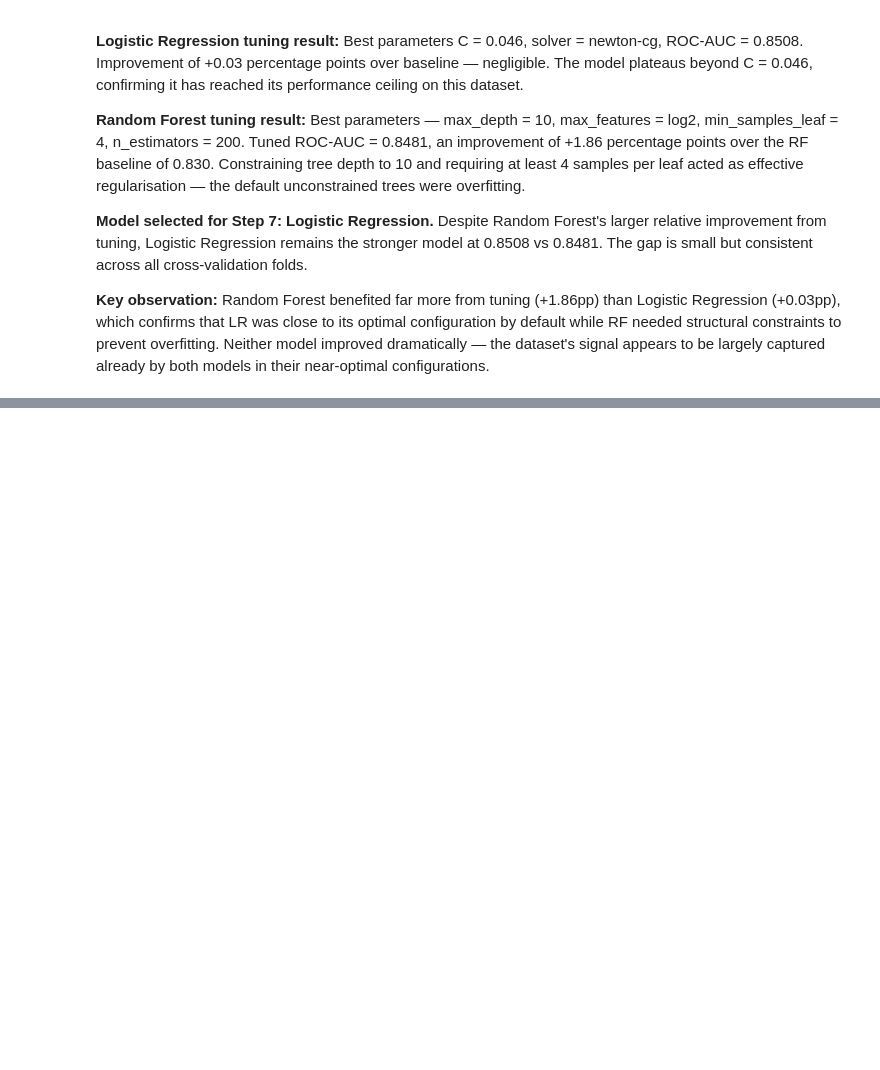
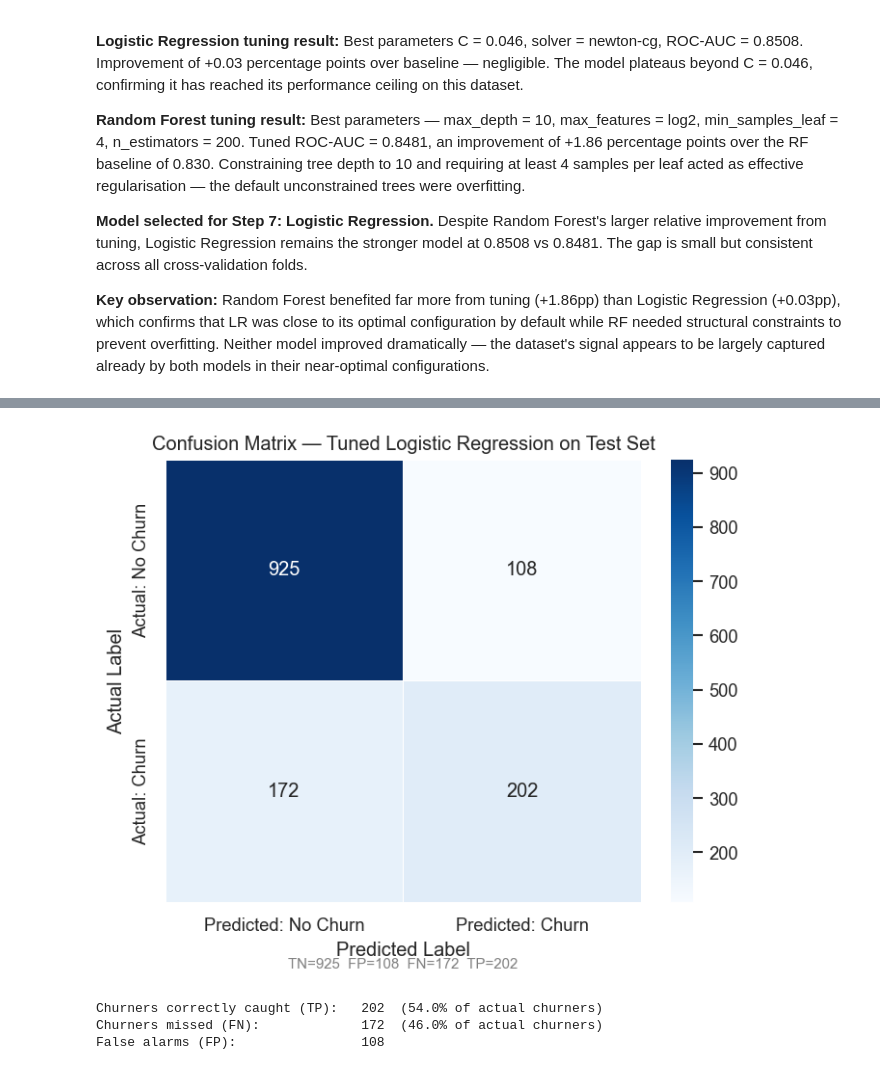
Before and after one commit to Muhammad-Umer-Riaz/data-analyst-portfolio, a Jupyter notebook: Customer_Churn_Prediction/customer_churn_prediction.ipynb, the cells around one changed output, grey strips where cells are left out. Cells and saved outputs as stored; diff of their text form; code cells hidden in the pictures; blank space fills up the shorter version.

Commit message:
Step 7 — final evaluation, ROC-AUC 0.8414, recall 0.54 on test set

```diff
--- a/Customer_Churn_Prediction/customer_churn_prediction.ipynb
+++ b/Customer_Churn_Prediction/customer_churn_prediction.ipynb
@@ -1236,0 +1273,13 @@ Model selected for final evaluation:
+# %%
+# best_pipeline is the fitted GridSearchCV object from Step 6
+# It contains the full pipeline: preprocessor + tuned Logistic Regression
+
+# Class label predictions (0 or 1) — used for accuracy, precision, recall, confusion matrix
+y_pred = best_pipeline.predict(X_test)
+
+# Probability scores for the positive class (churn = 1) — used for ROC-AUC
+y_pred_proba = best_pipeline.predict_proba(X_test)[:, 1]
+
+print(f'Test set size: {len(y_test):,} customers')
+print(f'Predicted churners: {y_pred.sum():,} ({y_pred.mean()*100:.1f}%)')
+print(f'Actual churners:    {y_test.sum():,} ({y_test.mean()*100:.1f}%)')
@@ -1236,0 +1338,32 @@ Model selected for final evaluation:
+# %%
+cm = confusion_matrix(y_test, y_pred)
+
+fig, ax = plt.subplots(figsize=(6, 5))
+
+sns.heatmap(cm, annot=True, fmt='d', cmap='Blues',
+            xticklabels=['Predicted: No Churn', 'Predicted: Churn'],
+            yticklabels=['Actual: No Churn', 'Actual: Churn'],
+            linewidths=0.5, ax=ax)
+
+ax.set_title('Confusion Matrix — Tuned Logistic Regression on Test Set')
+ax.set_ylabel('Actual Label')
+ax.set_xlabel('Predicted Label')
+
+# Annotate with plain English labels
+tn, fp, fn, tp = cm.ravel()
+ax.text(0.5, -0.15,
+        f'TN={tn}  FP={fp}  FN={fn}  TP={tp}',
+        transform=ax.transAxes, ha='center', fontsize=9, color='gray')
+
+plt.tight_layout()
+plt.savefig(os.path.join(FIGURES_DIR, 'confusion_matrix.png'), bbox_inches='tight')
+plt.show()
+
+print(f'Churners correctly caught (TP):   {tp}  ({tp/(tp+fn)*100:.1f}% of actual churners)')
+print(f'Churners missed (FN):             {fn}  ({fn/(tp+fn)*100:.1f}% of actual churners)')
+print(f'False alarms (FP):                {fp}')
+# %% [output]
+[figure, added]
+Churners correctly caught (TP):   202  (54.0% of actual churners)
+Churners missed (FN):             172  (46.0% of actual churners)
+False alarms (FP):                108
```
Also changed, not shown: parts of 10 cells of this notebook.
